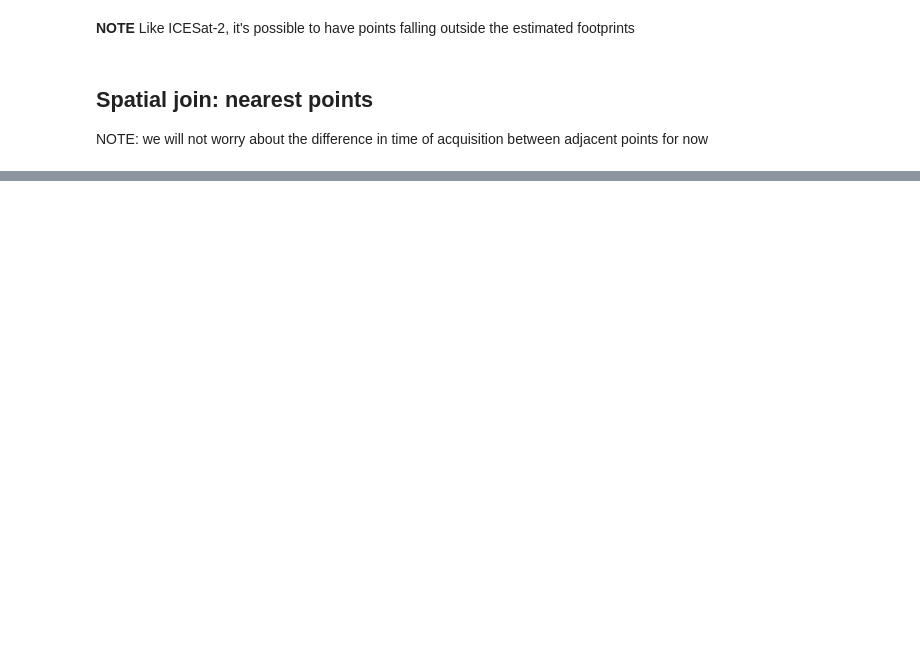
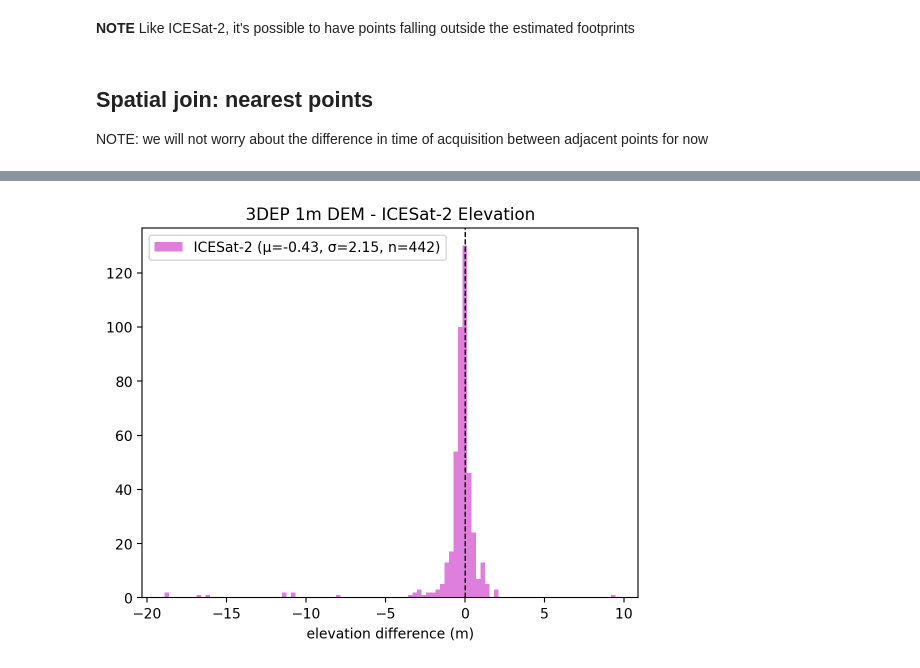
Before and after one commit to uw-cryo/coincident, a Jupyter notebook: docs/examples/sliderule.ipynb, the cells around one changed output, grey strips where cells are left out. Saved outputs shown, nothing was run; the diff lists cells and outputs as text; code cells hidden in the pictures; blank space fills up the shorter version.

```diff
--- a/docs/examples/sliderule.ipynb
+++ b/docs/examples/sliderule.ipynb
@@ -150,0 +167,27 @@ plt.title("Points within 100m");
+# %%
+# Geometries of nearest IS2 points
+close_is2 = data_is2_utm.loc[close_gedi.time_right]
+# %%
+# Sample 3DEP at the subset of GEDI Points
+close_is2_3dep = coincident.io.sliderule.sample_3dep(
+    close_is2,
+    project_name=gf_lidar["project"].iloc[0],
+)
+# %%
+close_is2["elevation_3dep"] = close_is2_3dep.value.values
+# %%
+diff_3dep = close_is2.elevation_3dep - close_is2.h_li.values
+
+label = f"ICESat-2 (μ={np.nanmean(diff_3dep):.2f}, σ={np.nanstd(diff_3dep):.2f}, n={len(diff_3dep)})"
+plt.axvline(
+    0,
+    color="k",
+    linestyle="dashed",
+    linewidth=1,
+)
+plt.hist(diff_3dep, bins=100, color="m", alpha=0.5, label=label)
+plt.xlabel("elevation difference (m)")
+plt.title("3DEP 1m DEM - ICESat-2 Elevation")
+plt.legend();
+# %% [output]
+[figure, added]
```
Also changed, not shown: parts of 16 cells of this notebook, 6 other files.
